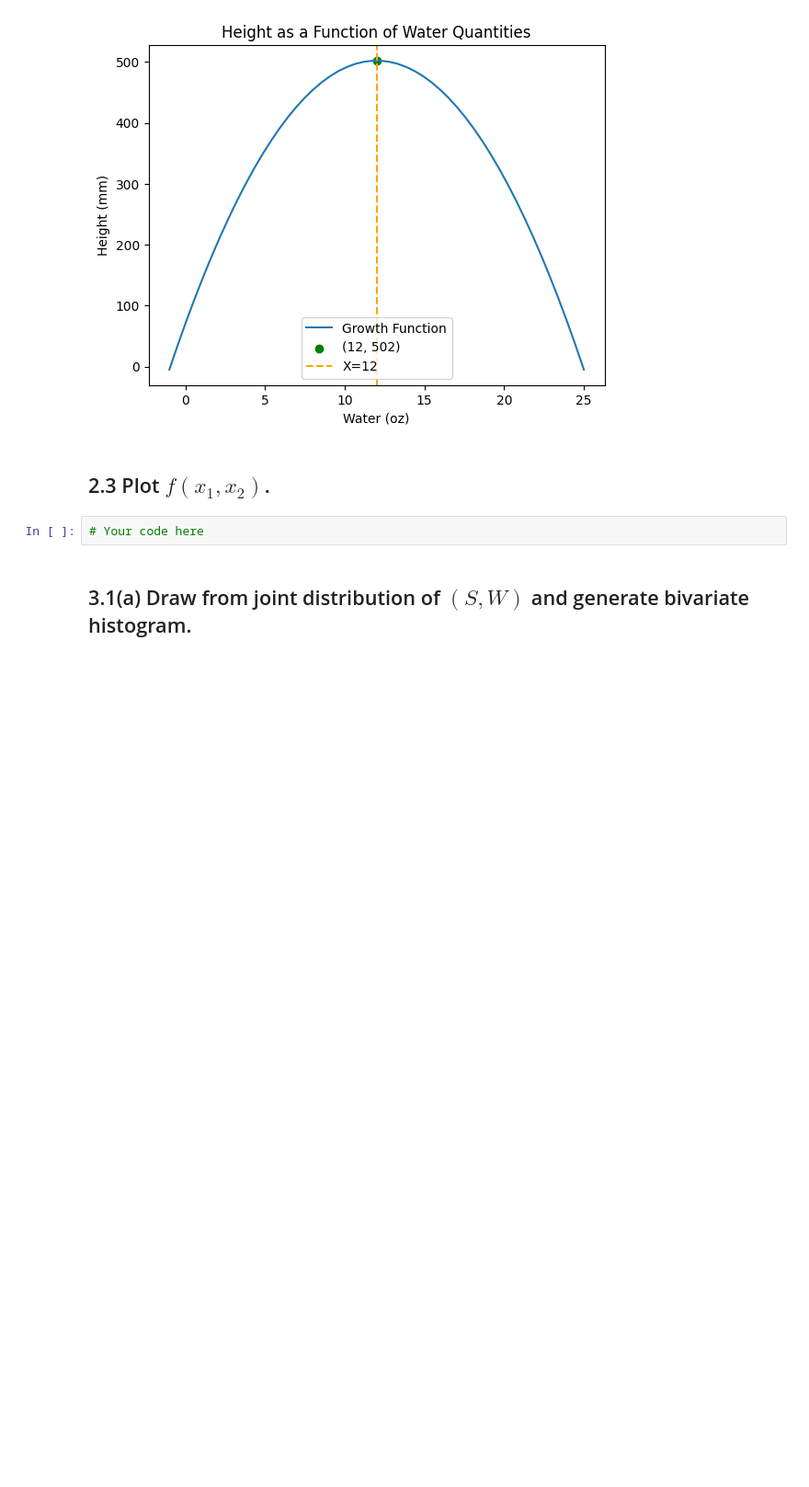
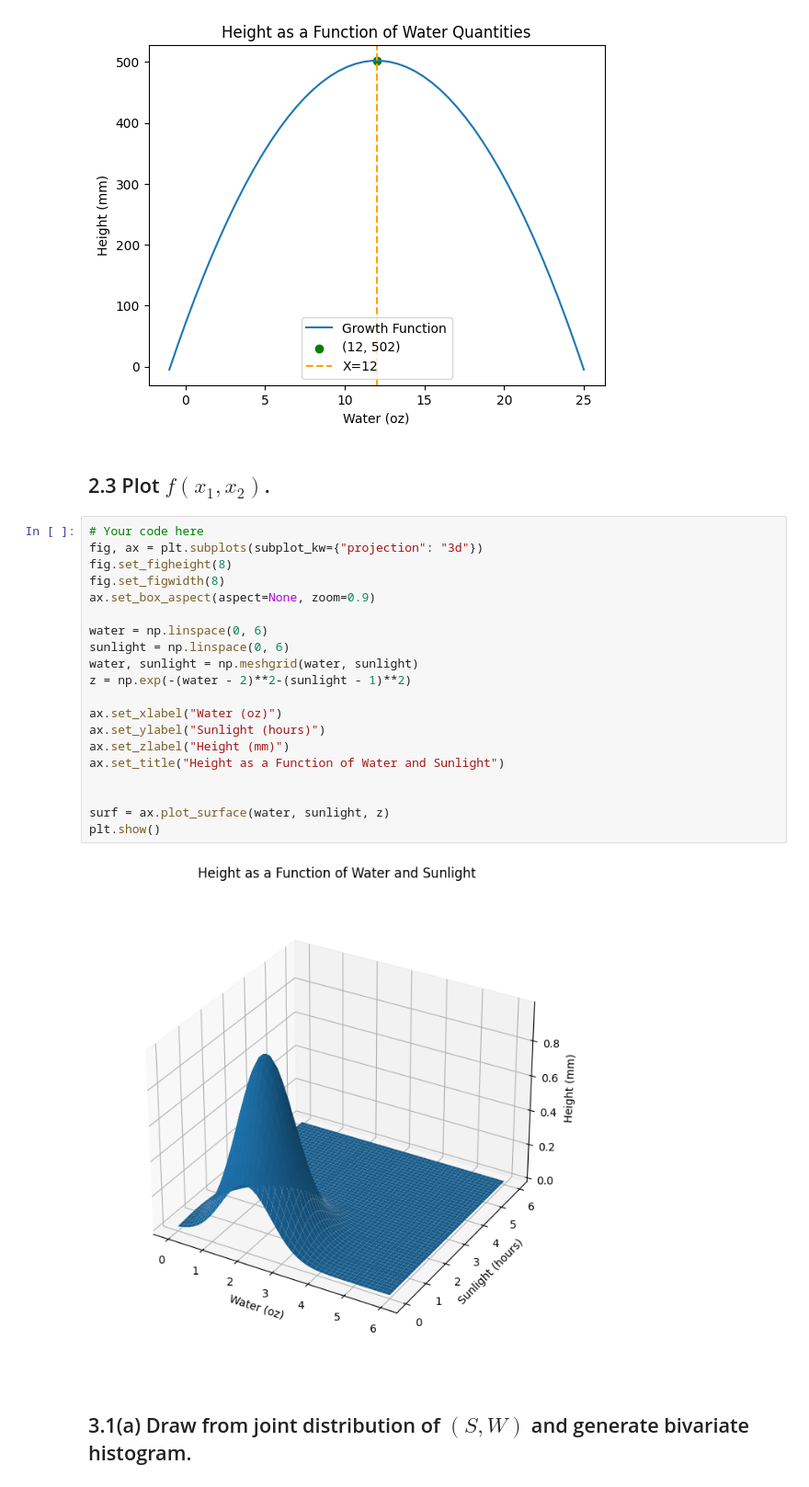
Before and after one commit to Martinez-andy/cs181, a Jupyter notebook: hw0/homework0.ipynb, the cells around one changed output. Shown at 92% size. Saved outputs shown, nothing was run; the diff lists cells and outputs as text; blank space fills up the shorter version.

Commit message:
Finished graphing portions of Q2

```diff
--- a/hw0/homework0.ipynb
+++ b/hw0/homework0.ipynb
@@ -25,6 +25,26 @@ plt.show()
 ## 2.3 Plot $f(x_1, x_2)$.
 # %%
 # Your code here
+fig, ax = plt.subplots(subplot_kw={"projection": "3d"})
+fig.set_figheight(8)
+fig.set_figwidth(8)
+ax.set_box_aspect(aspect=None, zoom=0.9)
+
+water = np.linspace(0, 6)
+sunlight = np.linspace(0, 6)
+water, sunlight = np.meshgrid(water, sunlight)
+z = np.exp(-(water - 2)**2-(sunlight - 1)**2)
+
+ax.set_xlabel("Water (oz)")
+ax.set_ylabel("Sunlight (hours)")
+ax.set_zlabel("Height (mm)")
+ax.set_title("Height as a Function of Water and Sunlight")
+
+
+surf = ax.plot_surface(water, sunlight, z)
+plt.show()
+# %% [output]
+[figure, added]
 # %% [markdown]
 ## 3.1(a) Draw from joint distribution of $(S, W)$ and generate bivariate histogram.
 # %%
```
